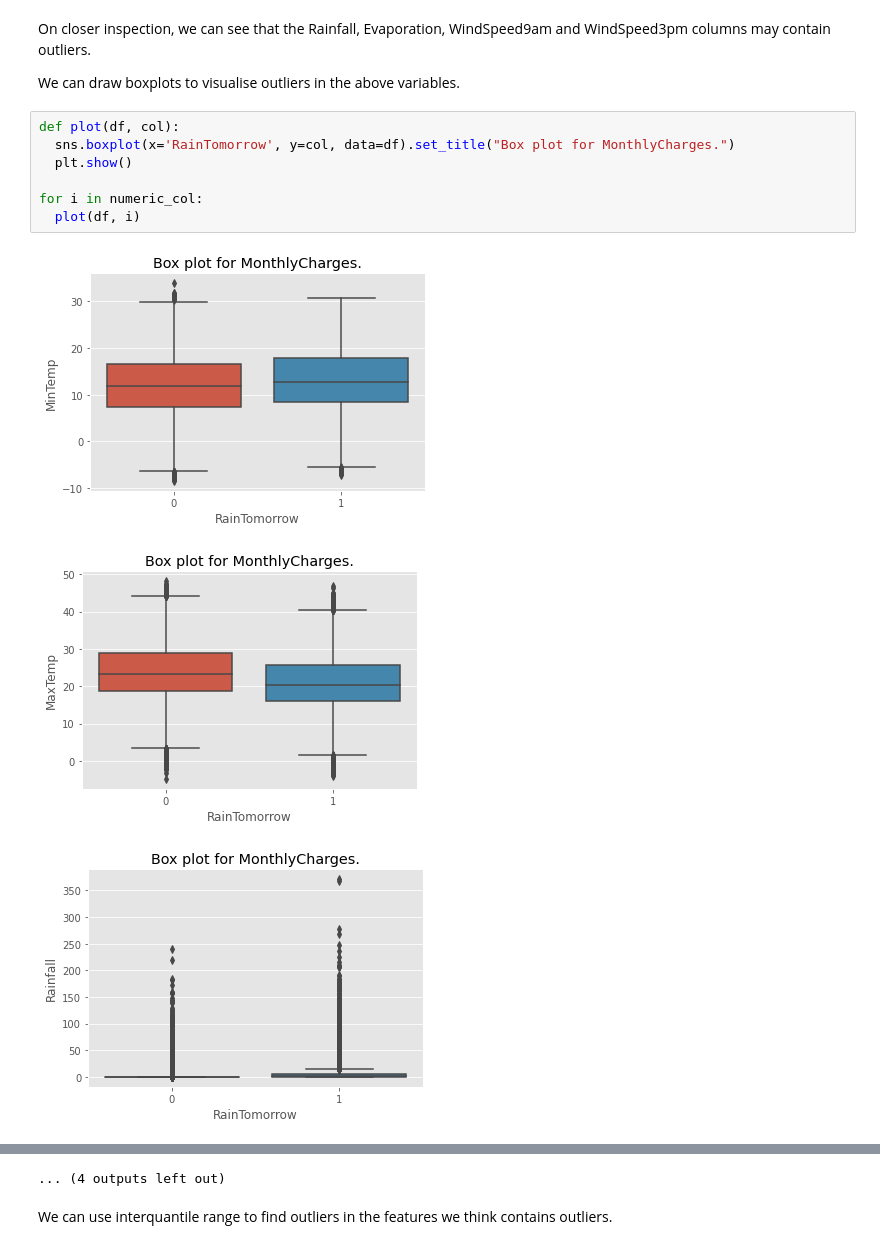
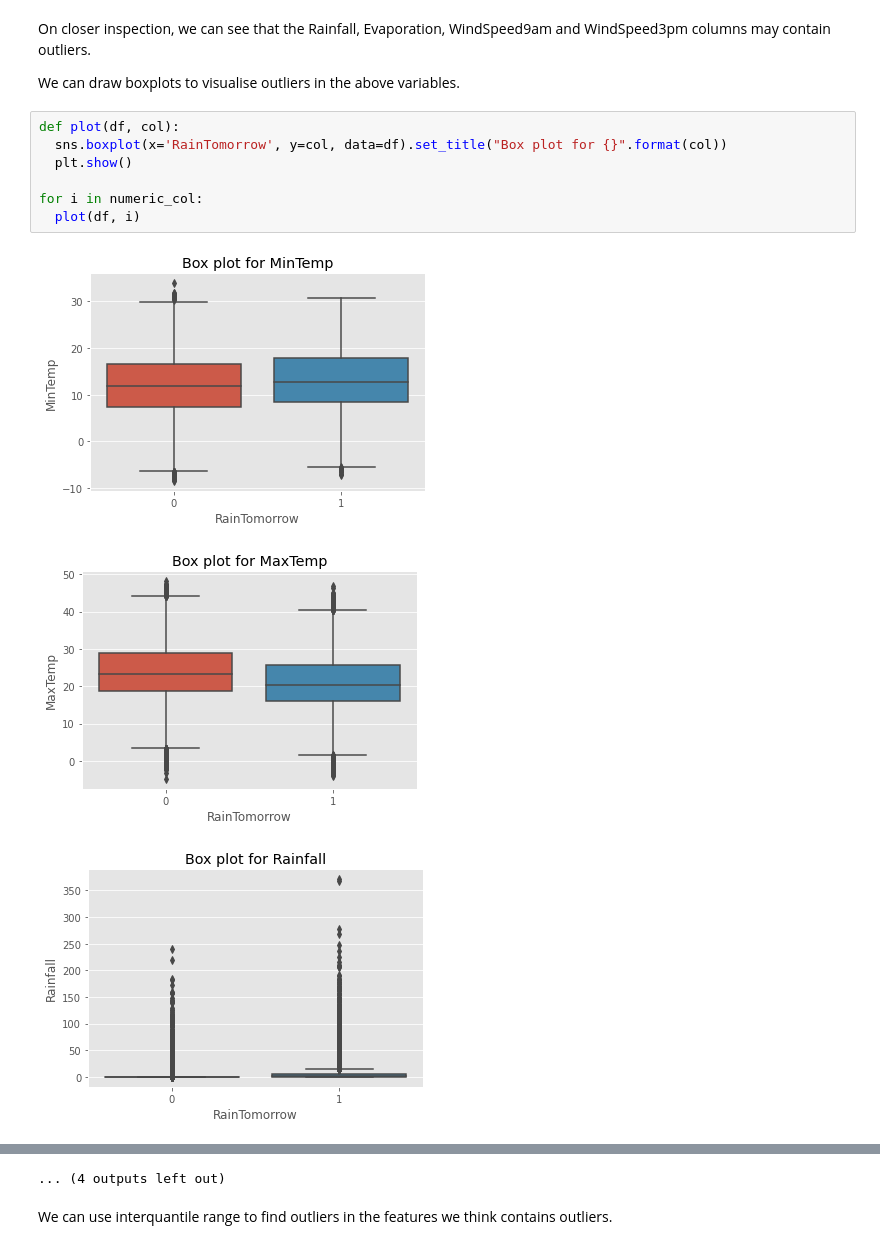
Before and after one commit to cosmicishan/Classification-on-Rain-Dataset, a Jupyter notebook: Rain.ipynb, the cells around one changed output, grey strips where cells are left out. Saved outputs shown, nothing was run; the diff lists cells and outputs as text.

```diff
--- a/Rain.ipynb
+++ b/Rain.ipynb
@@ -176,12 +176,12 @@ On closer inspection, we can see that the Rainfall, Evaporation, WindSpeed9am an
 We can draw boxplots to visualise outliers in the above variables.
 # %%
 def plot(df, col):
-  sns.boxplot(x='RainTomorrow', y=col, data=df).set_title("Box plot for MonthlyCharges.")
+  sns.boxplot(x='RainTomorrow', y=col, data=df).set_title("Box plot for {}".format(col))
   plt.show()
 
 for i in numeric_col:
   plot(df, i)
 # %% [output]
-[figure, old version]
+[figure, new version]
-[figure, old version]
+[figure, new version]
-[figure, old version]
+[figure, new version]
```
Also changed, not shown: parts of 4 cells of this notebook.
